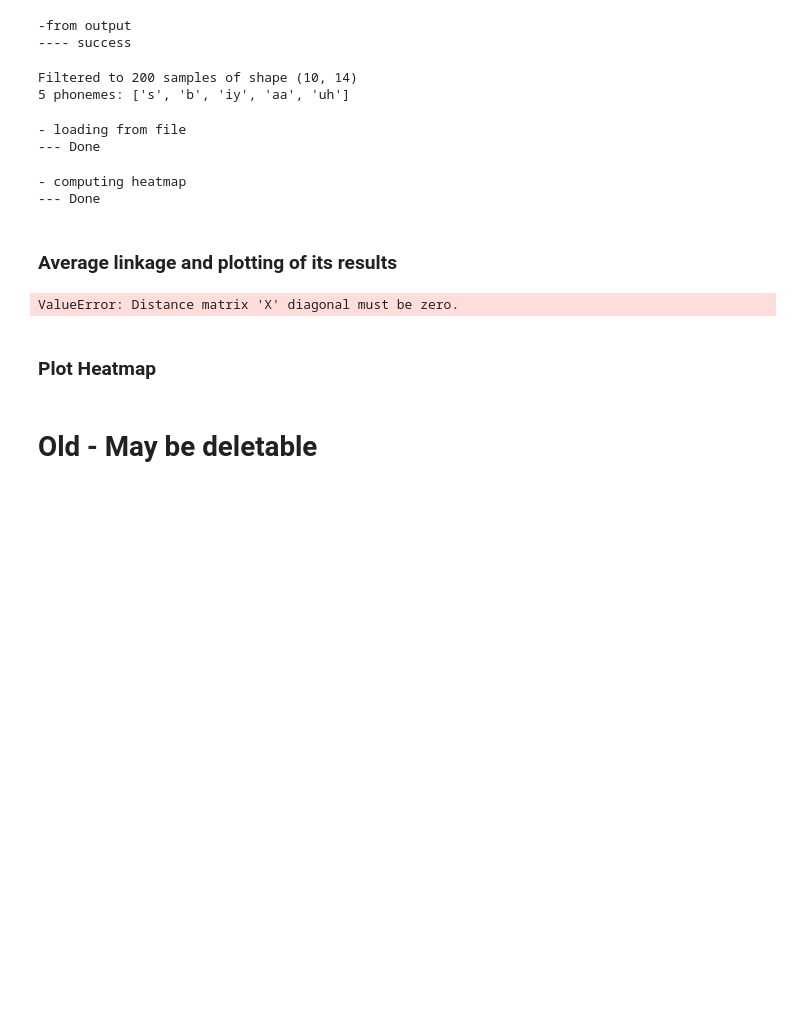
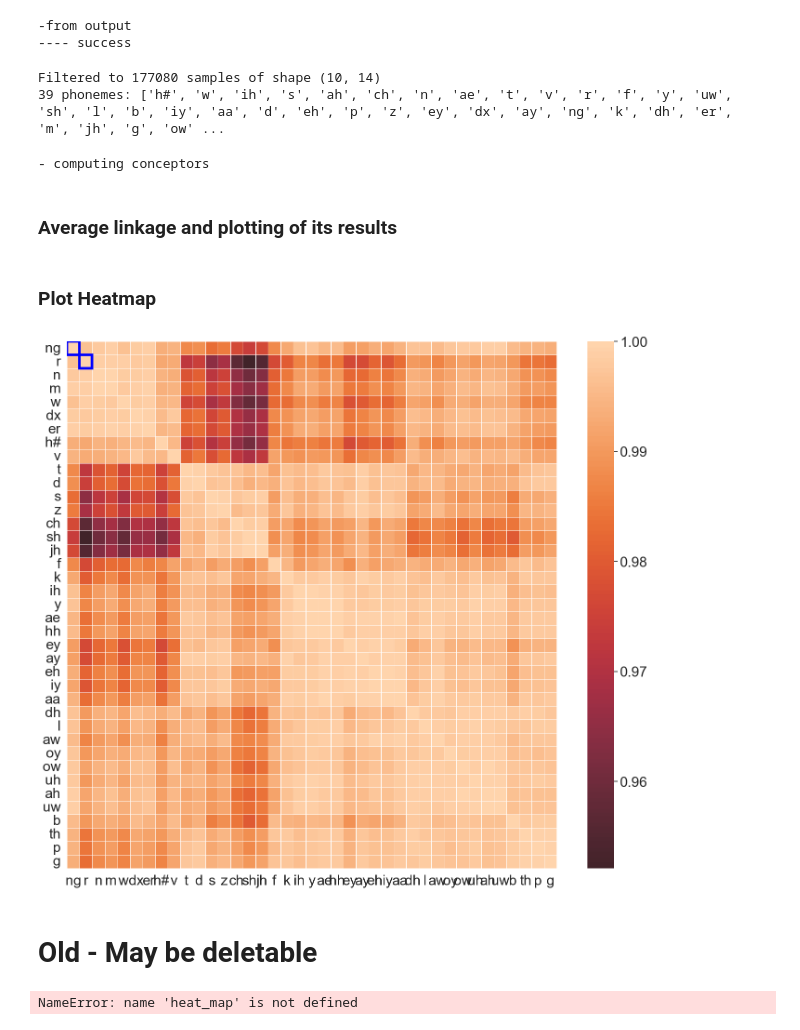
Before and after one commit to jorisptrs/Bachelor-Thesis, a Jupyter notebook: Code/experiments/3 above phoneme clustering/clustering_above_phon.ipynb, the cells around one changed output. Cells and saved outputs as stored; diff of their text form; code cells hidden in the pictures; blank space fills up the shorter version.

Commit message:
Above phoneme clustering update

```diff
--- a/Code/experiments/3 above phoneme clustering/clustering_above_phon.ipynb
+++ b/Code/experiments/3 above phoneme clustering/clustering_above_phon.ipynb
@@ -47,20 +47,20 @@ features, labels, _ = fc.collectFeaturesInSegments(
 # %%
 from dataset.data_helpers import *
 
-#selected_labels = None
-selected_labels = ["aa", "b", "s", "iy", "uh"]
+selected_labels = None
+#selected_labels = ["aa", "b", "s", "iy", "uh"]
 #selected_labels = ["aa", "ae", "ah", "eh", "ih", "iy", "uh"]
 #selected_labels = ["aa", "ae", "ah", "eh", "ih", "iy", "uh", "er", "ey", "ix", "aw", "axr", "l", "oy", "r", "y"]
 
-phonemes, features, labels = filter_data(features, labels, selected_labels=selected_labels, limit=40)
+phonemes, features, labels = filter_data(features, labels, selected_labels=selected_labels, limit=None)
 group = group_by_labels(features, labels)
 n_samples = len(features)
 n_classes = len(phonemes)
 
 print(f"{str(n_classes)} phonemes: {phonemes}")
 # %% [output]
-Filtered to 200 samples of shape (10, 14)
-5 phonemes: ['s', 'b', 'iy', 'aa', 'uh']
+Filtered to 177080 samples of shape (10, 14)
+39 phonemes: ['h#', 'w', 'ih', 's', 'ah', 'ch', 'n', 'ae', 't', 'v', 'r', 'f', 'y', 'uw', 'sh', 'l', 'b', 'iy', 'aa', 'd', 'eh', 'p', 'z', 'ey', 'dx', 'ay', 'ng', 'k', 'dh', 'er', 'm', 'jh', 'g', 'ow' ...
 # %%
 # init reservoir
 
@@ -82,8 +82,7 @@ aperture = "auto"
 normalize = True
 Cs = compute_Cs(group=group, esn=esn, aperture=aperture, normalize=normalize, XorZ=XorZ)
 # %% [output]
-- loading from file
---- Done
+- computing conceptors
 # %%
 from lib.clustering_metrics import get_heat_map
 from lib.clustering_helpers import *
@@ -100,9 +99,6 @@ if hm is None:
     hm = get_heat_map(Cs, similarity_c)
     save_to_cache(hm_filename, hm)
     print("--- Done")
-# %% [output]
-- computing heatmap
---- Done
 # %% [markdown]
 ### Average linkage and plotting of its results
 # %%
@@ -110,66 +106,66 @@ import scipy.cluster.hierarchy as sc
 import scipy.spatial.distance as ssd
 
 distArray = ssd.squareform(hm)
-
-link = sc.linkage(1-distArray/np.max(distArray), method='average', optimal_ordering=False)
+#distArray = 1-distArray/np.max(distArray)
+distArray = -np.log(distArray)
+link = sc.linkage(distArray, method='average', optimal_ordering=False)
 
 # Plot dendrogram
 fig, ax = plt.subplots(figsize=(12, 9))
 
-sc.dendrogram(link,labels=phonemes,orientation='right',distance_sort=False)
+D = sc.dendrogram(link,labels=phonemes,orientation='right',distance_sort=False)
 
 plt.title("Average Linkage on Phoneme Conceptors using Herbert's Distance Metric",fontsize=15)
 plt.ylabel('Phoneme',fontsize=15)
-plt.xlabel(r"Distance d$(p^1, p^2)=1-\frac{sim(C^1,C^2)}{max_{i,j}sim(C^i,C^j)}$",fontsize=15)
+plt.xlabel(r"Distance d$(p^1, p^2)=-log(sim(C^1,C^2))$",fontsize=15)
 plt.show()
-# %% [output]
-ValueError: Distance matrix 'X' diagonal must be zero.
 # %% [markdown]
 ### Plot Heatmap
 # %%
 import numpy as np
-import matplotlib
 import matplotlib.pyplot as plt
 import seaborn as sns
 import matplotlib.patches as patches
 
-labs = ax.xaxis.get_label()
-print(len(labs),len(phonemes))
+np.fill_diagonal(hm, 1)
+
+labs = D["ivl"]
+custom_labs = []
 reorder = [ phonemes.index(lab) for lab in labs]
 hm = hm[reorder,:]
 hm = hm[:,reorder]
 
-plt.figure(figsize=(17,15),dpi=200)
+plt.figure(figsize=(17,15),dpi=100)
 sns.set_theme()
 sns.set(font_scale=2)
 
-ax = sns.heatmap(hm, xticklabels=labs, yticklabels=labs, linewidths=.5, center=np.mean(hm)-.06)
-
+ax_hm = sns.heatmap(hm, xticklabels=labs, yticklabels=labs, linewidths=.5, center=np.mean(hm)-.05)
 plt.rc('xtick', labelsize='20')    # fontsize of the tick labels
 plt.rc('ytick', labelsize='20')
+plt.xticks(rotation=0)
+plt.yticks(rotation=0)
 
+# Adding coloring to phonetic groups
 recs = [
+    [0,1],
     [1,1]
 ]
-
 for rec in recs:
-    ax.add_patch(
+    ax_hm.add_patch(
          patches.Rectangle(
              (rec[0], rec[0]),
-             rec[1],
-             rec[1],
+             rec[1], rec[1],
              edgecolor='blue',
              fill=False,
-             lw=5
+             lw=4
          )
     )
 
-plt.xticks(rotation=0)
-plt.yticks(rotation=0)
-
 plt.show()
+# %% [output]
+[figure, added]
 # %% [markdown]
-# Old -  May be deletable
+ # Old -  May be deletable
 # %%
 import scipy.cluster.hierarchy as sc
 import scipy.spatial.distance as ssd
@@ -195,6 +191,8 @@ sc.dendrogram(link,labels=phonemes,orientation='right',distance_sort=False)
 plt.ylabel('Phoneme',fontsize=15)
 plt.xlabel(r"Distance d$(p^1, p^2)=||p^1-p^2||$",fontsize=15)
 plt.show()
+# %% [output]
+NameError: name 'heat_map' is not defined
 # %%
 heat_map = np.zeros((len(phonemes),len(phonemes)))
 
```
Also changed, not shown: 1 other file.
